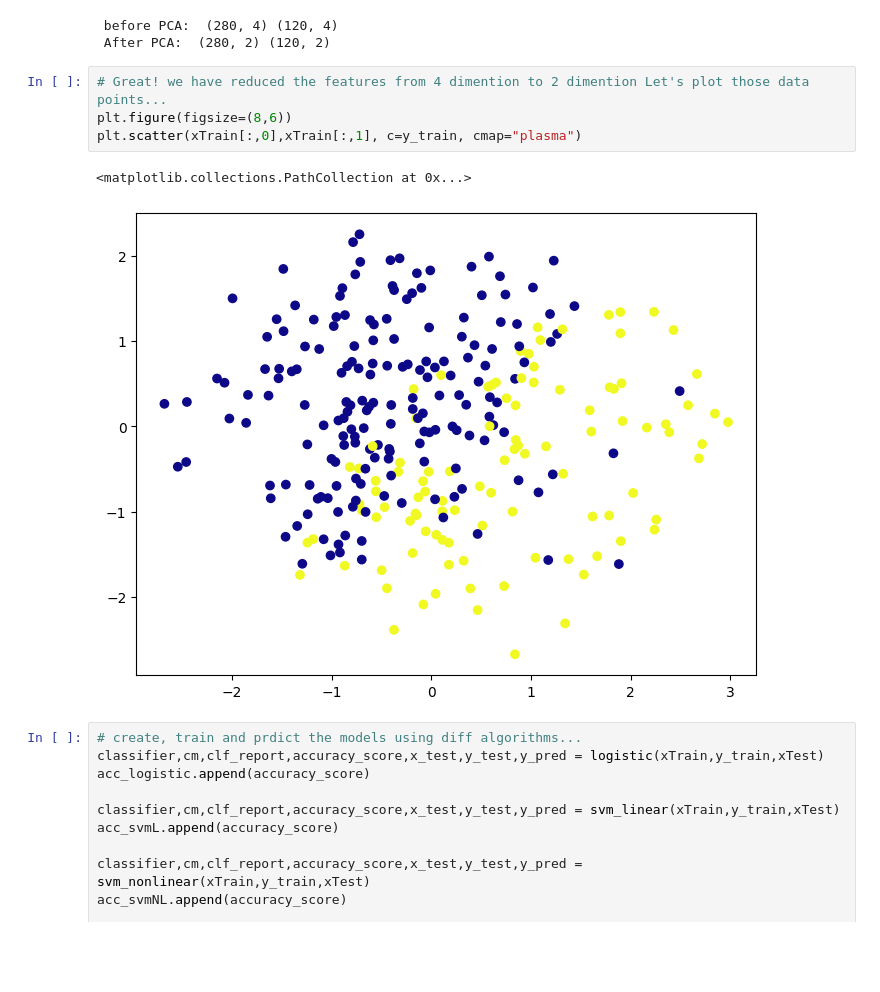
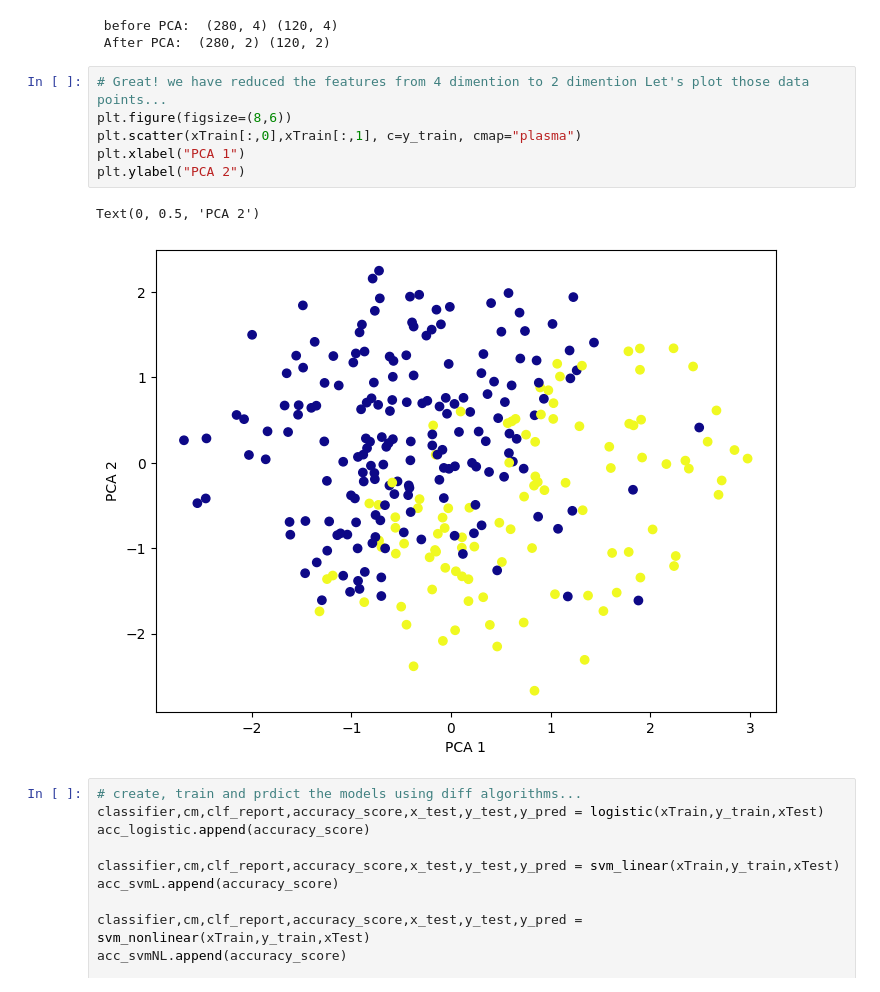
Before and after one commit to kanmanigit/Dimensionality_Reduction, a Jupyter notebook: 1.PCA_Classification_Best_model_Save.ipynb, the cells around one changed output. Saved outputs shown, nothing was run; the diff lists cells and outputs as text; blank space fills up the shorter version.

```diff
--- a/1.PCA_Classification_Best_model_Save.ipynb
+++ b/1.PCA_Classification_Best_model_Save.ipynb
@@ -152,10 +156,12 @@ print (" After PCA: ", xTrain.shape,xTest.shape)
 # %%
 # Great! we have reduced the features from 4 dimention to 2 dimention Let's plot those data points...
 plt.figure(figsize=(8,6))
 plt.scatter(xTrain[:,0],xTrain[:,1], c=y_train, cmap="plasma")
+plt.xlabel("PCA 1")
+plt.ylabel("PCA 2")
 # %% [output]
-<matplotlib.collections.PathCollection at 0x...>
+Text(0, 0.5, 'PCA 2')
-[figure, old version]
+[figure, new version]
 # %%
 # create, train and prdict the models using diff algorithms...
 classifier,cm,clf_report,accuracy_score,x_test,y_test,y_pred = logistic(xTrain,y_train,xTest)
```
Also changed, not shown: parts of 2 cells of this notebook.
